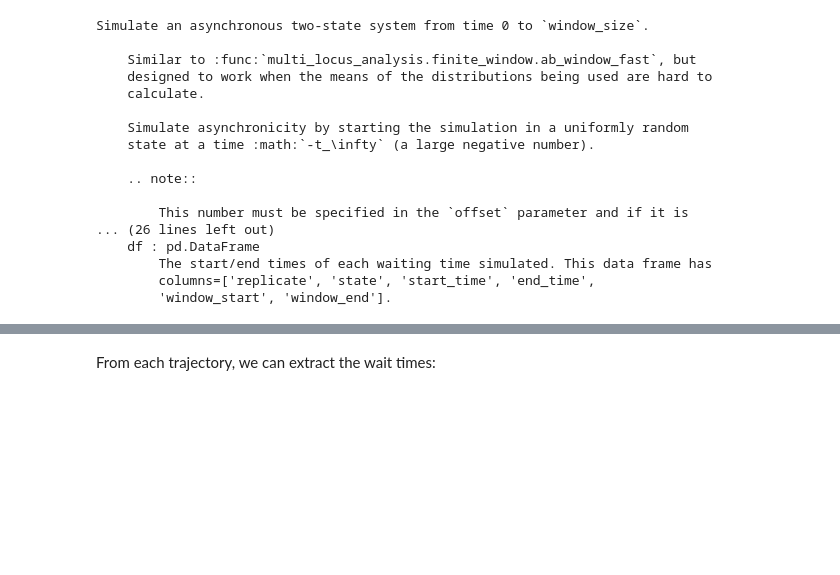
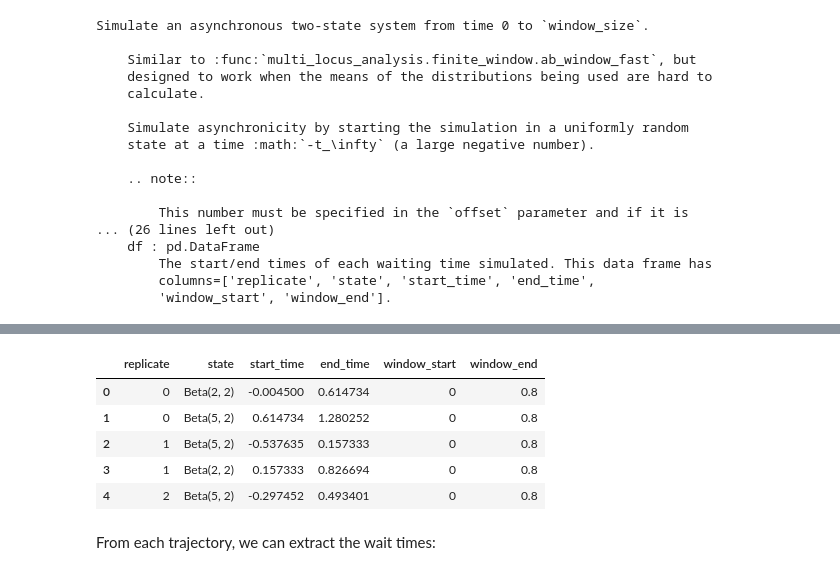
Before and after one commit to brunobeltran/multi_locus_analysis, a Jupyter notebook: doc/source/finite_window.ipynb, the cells around one changed output, grey strips where cells are left out. Saved outputs shown, nothing was run; the diff lists cells and outputs as text; code cells hidden in the pictures; blank space fills up the shorter version.

```diff
--- a/doc/source/finite_window.ipynb
+++ b/doc/source/finite_window.ipynb
@@ -123,13 +123,20 @@ trajs.head()
 # %%
 # We get the same result from the "fast" simulator, so don't use this.
 
-# trajs = fw.ab_window(
-#     [var.rvs for var in wait_vars],
-#     window_size=example_window,
-#     offset=-100*np.sum([var.mean() for var in wait_vars]),
-#     num_replicates=100_000,
-#     states=[var.name for var in wait_vars]
-# )
-# trajs.head()
+trajs = fw.ab_window(
+    [var.rvs for var in wait_vars],
+    window_size=example_window,
+    offset=-100*np.sum([var.mean() for var in wait_vars]),
+    num_replicates=100_000,
+    states=[var.name for var in wait_vars]
+)
+trajs.head()
+# %% [output]
+|  | replicate | state | start_time | end_time | window_start | window_end |
+| 0 | 0 | Beta(2, 2) | -0.004500 | 0.614734 | 0 | 0.8 |
+| 1 | 0 | Beta(5, 2) | 0.614734 | 1.280252 | 0 | 0.8 |
+| 2 | 1 | Beta(5, 2) | -0.537635 | 0.157333 | 0 | 0.8 |
+| 3 | 1 | Beta(2, 2) | 0.157333 | 0.826694 | 0 | 0.8 |
+| 4 | 2 | Beta(5, 2) | -0.297452 | 0.493401 | 0 | 0.8 |
 # %% [markdown]
 From each trajectory, we can extract the wait times:
```
Also changed, not shown: parts of 7 cells of this notebook, 2 other files.
